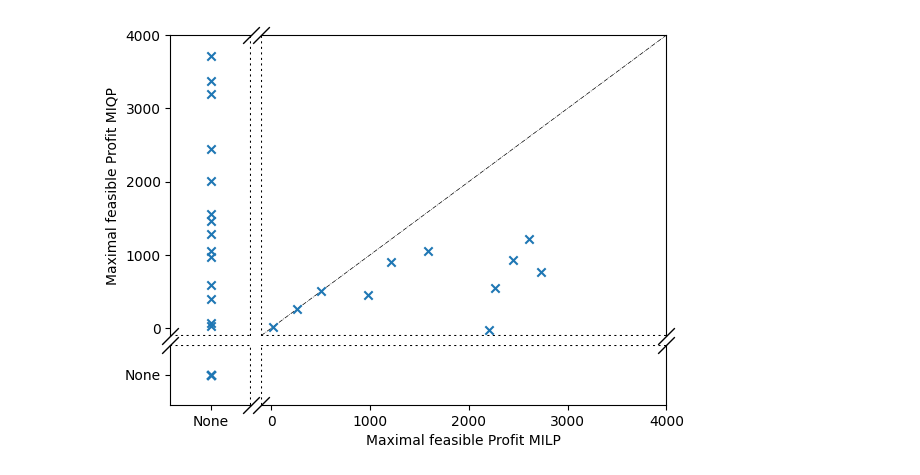
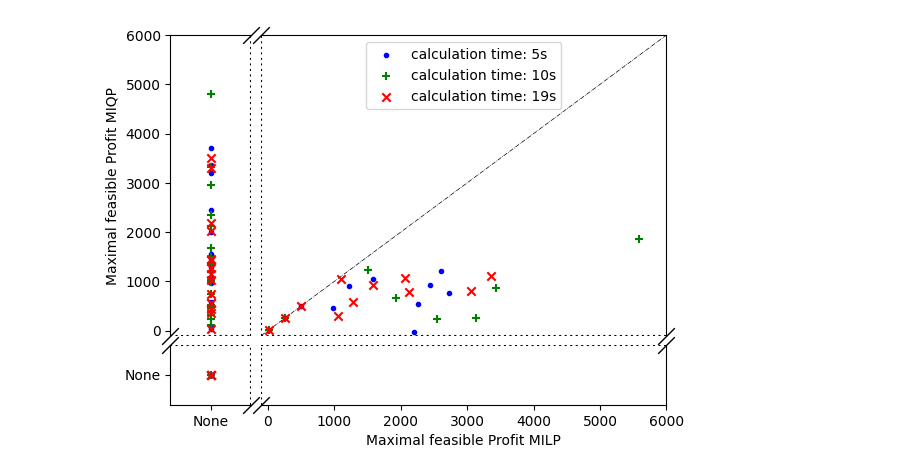
Before and after one commit to s-rubbert/MIRP_benchmarking, a Jupyter notebook: visualization_results.ipynb, the cells around one changed output. Drawn from its saved outputs; the diff is of its cells as text; code cells hidden in the pictures.

Commit message:
#247 one plot for all results

```diff
--- a/visualization_results.ipynb
+++ b/visualization_results.ipynb
@@ -5,6 +5,11 @@ import numpy as np
 # %%
 with open('C:/repos/MIRP_benchmarking/LP_files_MILP_vs_MIQP_Benchmark/results.txt', 'rb') as fp:
     results = pickle.load(fp)
+del results[20]
+
+result_keys = list(results.keys())
+result_keys.sort()
+results = {i: results[i] for i in result_keys}
 # %%
 def setup_broken_axis(value_limits, ticks=None):
     fig, axes = plt.subplots(2, 2, width_ratios=(0.2, 1), height_ratios=(1, 0.2))
@@ -75,6 +80,40 @@ def plot_data(data, ticks=None):
 # %%
-fig, axes = plot_data(results[5], ticks=[0, 1000, 2000, 3000, 4000])
-plt.savefig('figure_MILP_vs_MIQP_5s')
+# fig, axes = plot_data(results[5], ticks=[0, 1000, 2000, 3000, 4000])
+# plt.savefig('figure_MILP_vs_MIQP_5s')
-# %% [output]
-[figure, removed]
+# %%
+def plot_data(data, ticks=None):
+    points = np.array([[value for value in sub_data.values()] for sub_data in data.values()])
+
+    aux = lambda x, z: np.round(x + z * (100 + 0.05 * np.abs(x)), decimals=-2)
+    value_limits = np.array([np.min(points[points > -1e10]), np.max(points)])
+    value_limits = aux(value_limits, np.array([-1, 1]))
+    value_limits = [[-1e10, -3e10], value_limits]
+
+    fig, axes = setup_broken_axis(value_limits = value_limits, ticks=ticks)
+
+    axes[0, 1].plot(value_limits[1], value_limits[1], 'k', linestyle='-.', lw=0.5, zorder=-1)
+
+    colors = {5: 'b', 10: 'g', 19: 'r'}
+    markers = {5: '.', 10: '+', 19: 'x'}
+    for calc_time, sub_data in data.items():
+        points = np.array([value for value in sub_data.values()])
+        points[points < -1e10] = -2e10
+        for axes_ in axes:
+            for ax in axes_:
+                ax.scatter(
+                    points[:, 0],
+                    points[:, 1],
+                    marker=markers[calc_time],
+                    c=colors[calc_time],
+                    zorder=1,
+                    label=f'calculation time: {calc_time}s'
+                )
+    axes[0, 1].legend()
+
+    return fig, axes
+# %%
+fig, axes = plot_data(results)#, ticks=[0, 1000, 2000, 3000, 4000])
+#plt.savefig('figure_MILP_vs_MIQP')
+# %% [output]
+[figure, added]
 # %%
```
Also changed, not shown: parts of 3 cells of this notebook.
